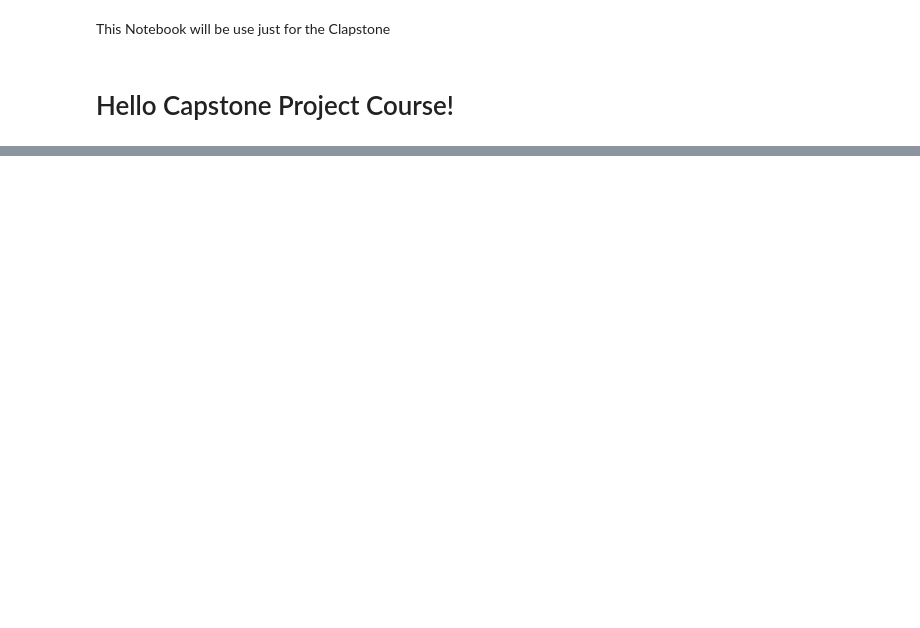
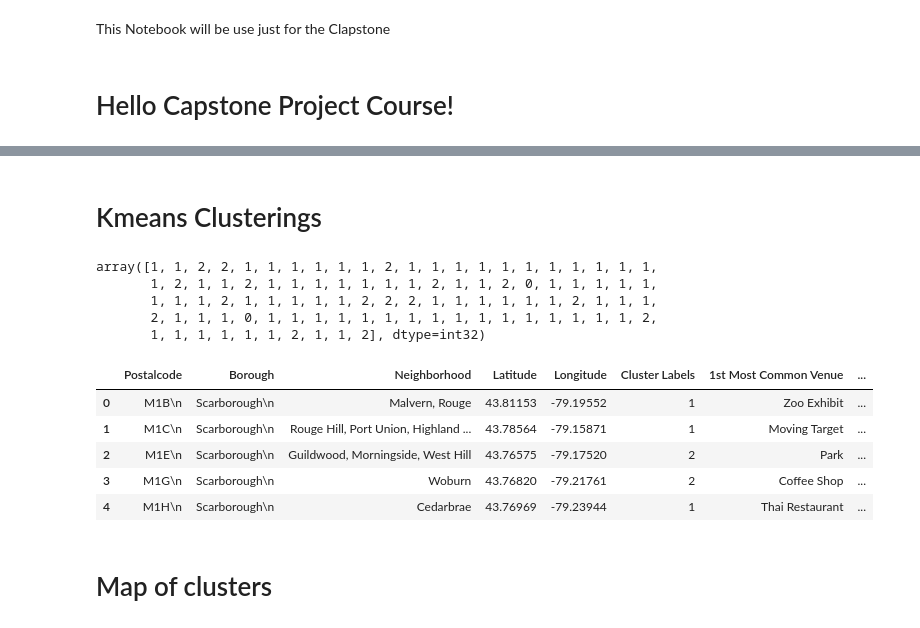
Before and after one commit to CR1011/Clapstone-Coursera, a Jupyter notebook: Course Claptone.ipynb, the cells around one changed output, grey strips where cells are left out. Cells and saved outputs as stored; diff of their text form; code cells hidden in the pictures; blank space fills up the shorter version.

```diff
--- a/Course Claptone.ipynb
+++ b/Course Claptone.ipynb
@@ -104,0 +273,4 @@ Successfully installed branca-0.4.1 folium-0.11.0
+# %%
+filtered_columns = ['venue.name', 'venue.categories', 'venue.location.lat', 'venue.location.lng']
+nearby_venues =nearby_venues.loc[:, filtered_columns]
+nearby_venues.head()
@@ -104,0 +440,6 @@ Successfully installed branca-0.4.1 folium-0.11.0
+# %%
+def return_most_common_venues(row, num_top_venues):
+    row_categories = row.iloc[1:]
+    row_categories_sorted = row_categories.sort_values(ascending=False)
+
+    return row_categories_sorted.index.values[0:num_top_venues]
@@ -104,0 +448,20 @@ Successfully installed branca-0.4.1 folium-0.11.0
+# %%
+import numpy as np
+num_top_venues = 10
+
+indicators = ['st', 'nd', 'rd']
+
+columns = ['Neighborhood']
+for ind in np.arange(num_top_venues):
+    try:
+        columns.append('{}{} Most Common Venue'.format(ind+1, indicators[ind]))
+    except:
+        columns.append('{}th Most Common Venue'.format(ind+1))
+
+neighborhoods_venues_sorted = pd.DataFrame(columns=columns)
+neighborhoods_venues_sorted['Neighborhood'] = Scarborough_grouped['Neighborhood']
+
+for ind in np.arange(Scarborough_grouped.shape[0]):
+    neighborhoods_venues_sorted.iloc[ind, 1:] = return_most_common_venues(Scarborough_grouped.iloc[ind, :], num_top_venues)
+
+neighborhoods_venues_sorted.head()
@@ -104,0 +475,31 @@ Successfully installed branca-0.4.1 folium-0.11.0
+# %% [markdown]
+# Kmeans Clusterings
+# %%
+# Using K-Means to cluster neighborhood into 3 clusters
+Scarborough_grouped_clustering = Scarborough_grouped.drop('Neighborhood', 1)
+kmeans = KMeans(n_clusters=3, random_state=0).fit(Scarborough_grouped_clustering)
+kmeans.labels_
+# %% [output]
+array([1, 1, 2, 2, 1, 1, 1, 1, 1, 1, 2, 1, 1, 1, 1, 1, 1, 1, 1, 1, 1, 1,
+       1, 2, 1, 1, 2, 1, 1, 1, 1, 1, 1, 1, 2, 1, 1, 2, 0, 1, 1, 1, 1, 1,
+       1, 1, 1, 2, 1, 1, 1, 1, 1, 2, 2, 2, 1, 1, 1, 1, 1, 1, 2, 1, 1, 1,
+       2, 1, 1, 1, 0, 1, 1, 1, 1, 1, 1, 1, 1, 1, 1, 1, 1, 1, 1, 1, 1, 2,
+       1, 1, 1, 1, 1, 1, 2, 1, 1, 2], dtype=int32)
+# %%
+neighborhoods_venues_sorted.insert(0, 'Cluster Labels', kmeans.labels_)
+
+Scarborough_merged =df_2.iloc[:16,:]
+
+# merge toronto_grouped with toronto_data to add latitude/longitude for each neighborhood
+Scarborough_merged = Scarborough_merged.join(neighborhoods_venues_sorted.set_index('Neighborhood'), on='Neighborhood')
+
+Scarborough_merged.head()# check the last columns!
+# %% [output]
+|  | Postalcode | Borough | Neighborhood | Latitude | Longitude | Cluster Labels | 1st Most Common Venue | ... |
+| 0 | M1B\n | Scarborough\n | Malvern, Rouge | 43.81153 | -79.19552 | 1 | Zoo Exhibit | ... |
+| 1 | M1C\n | Scarborough\n | Rouge Hill, Port Union, Highland ... | 43.78564 | -79.15871 | 1 | Moving Target | ... |
+| 2 | M1E\n | Scarborough\n | Guildwood, Morningside, West Hill | 43.76575 | -79.17520 | 2 | Park | ... |
+| 3 | M1G\n | Scarborough\n | Woburn | 43.76820 | -79.21761 | 2 | Coffee Shop | ... |
+| 4 | M1H\n | Scarborough\n | Cedarbrae | 43.76969 | -79.23944 | 1 | Thai Restaurant | ... |
+# %% [markdown]
+# Map of clusters
```
Also changed, not shown: parts of 53 cells of this notebook.
